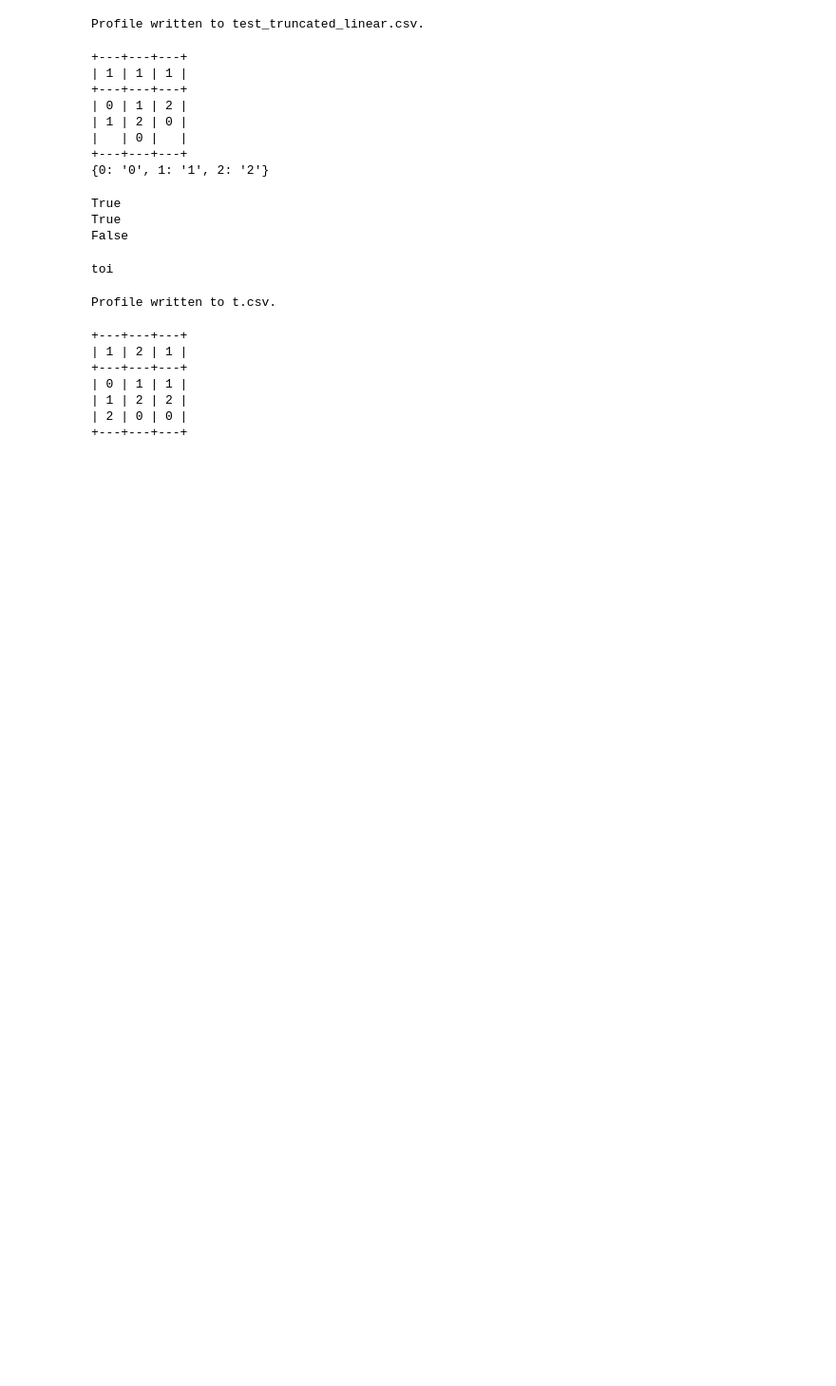
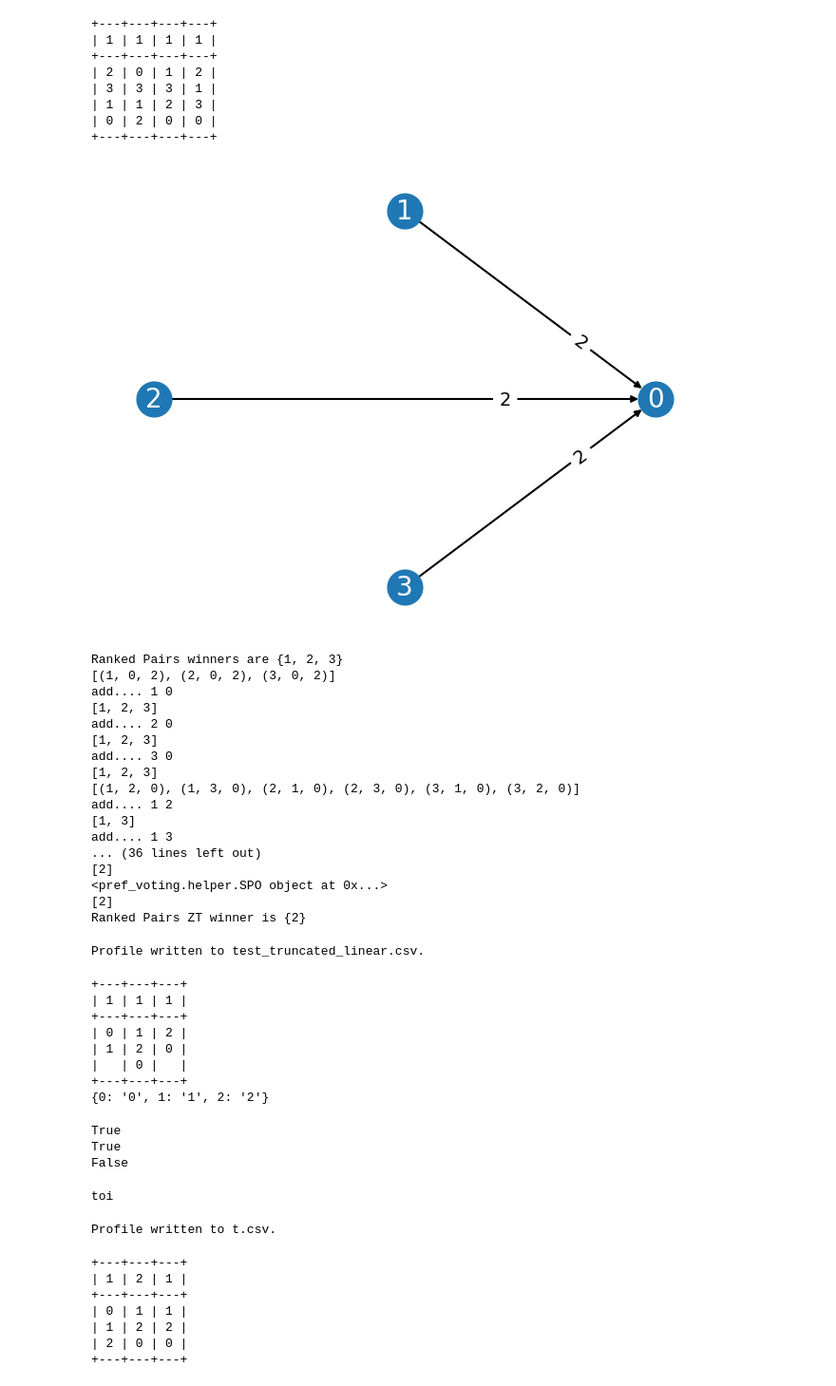
Before and after one commit to voting-tools/pref_voting, a Jupyter notebook: test_new_ranked_pairs.ipynb, the cells around one changed output. Shown: that part at 95% size. Saved outputs shown, nothing was run; the diff lists cells and outputs as text; code cells hidden in the pictures; blank space fills up the shorter version.

```diff
--- a/test_new_ranked_pairs.ipynb
+++ b/test_new_ranked_pairs.ipynb
@@ -29,6 +29,43 @@ from pref_voting.helper import *
 from pref_voting.variable_candidate_axioms import *
 from pref_voting.grade_methods import *
 from pref_voting.mappings import *
+# %%
+
+prof = Profile([[2, 3, 1, 0], [0, 3, 1, 2], [1, 3, 2, 0], [2, 1, 3, 0]], [1, 1, 1, 1])
+
+prof.display()
+prof.display_margin_graph()
+ranked_pairs_from_stacks.display(prof)
+ranked_pairs_tb.display(prof)
+ranked_pairs_tb.display(prof, tie_breaker = [3, 2, 1, 0])
+ranked_pairs_zt.display(prof)
+# %% [output]
++---+---+---+---+
+| 1 | 1 | 1 | 1 |
++---+---+---+---+
+| 2 | 0 | 1 | 2 |
+| 3 | 3 | 3 | 1 |
+| 1 | 1 | 2 | 3 |
+| 0 | 2 | 0 | 0 |
++---+---+---+---+
+[figure, added]
+Ranked Pairs winners are {1, 2, 3}
+[(1, 0, 2), (2, 0, 2), (3, 0, 2)]
+add.... 1 0
+[1, 2, 3]
+add.... 2 0
+[1, 2, 3]
+add.... 3 0
+[1, 2, 3]
+[(1, 2, 0), (1, 3, 0), (2, 1, 0), (2, 3, 0), (3, 1, 0), (3, 2, 0)]
+add.... 1 2
+[1, 3]
+add.... 1 3
+... (36 lines left out)
+[2]
+<pref_voting.helper.SPO object at 0x...>
+[2]
+Ranked Pairs ZT winner is {2}
 # %%
 prof = ProfileWithTies(
         [
```
Also changed, not shown: 5 other files.
